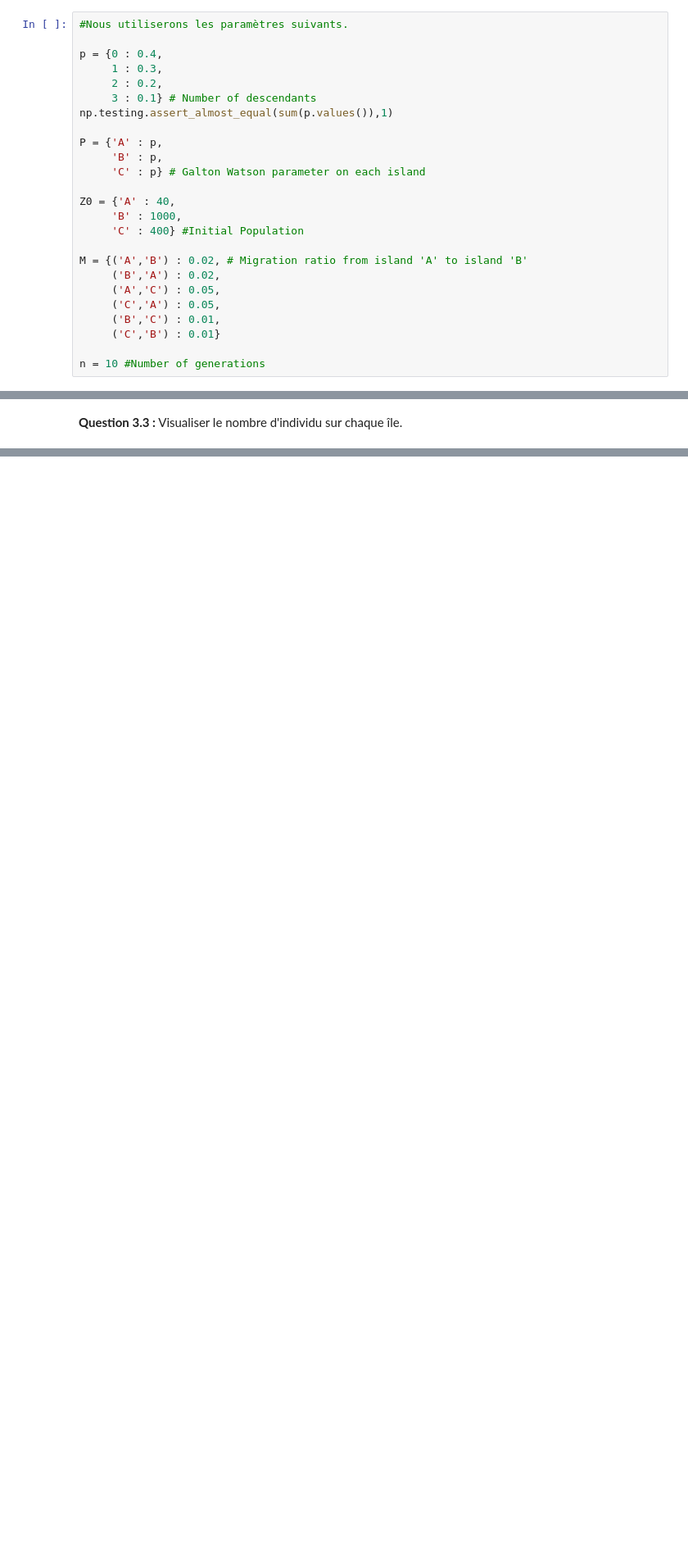
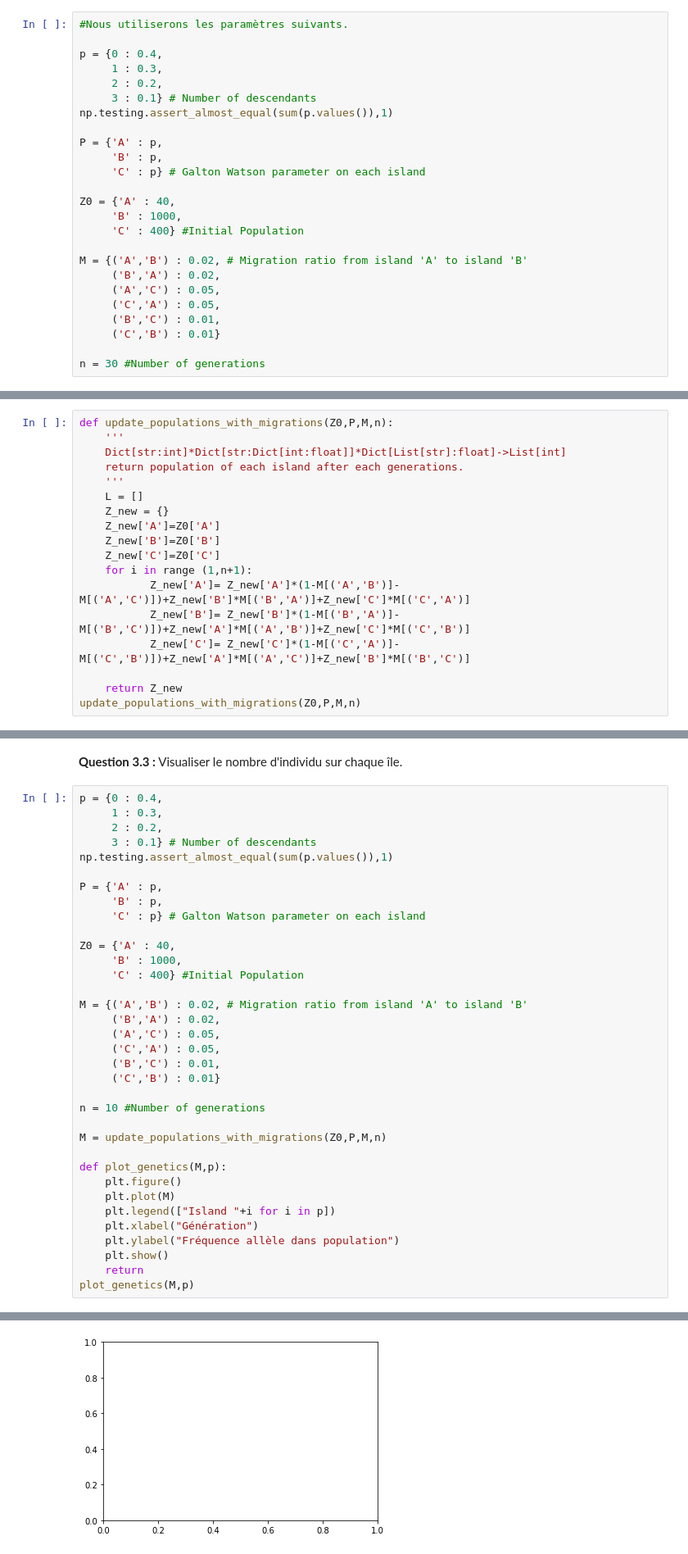
Before and after one commit to Bainur13/2, a Jupyter notebook: Sujet_Dynamique_Population_Etud.ipynb, the cells around one changed output, grey strips where cells are left out. Shown at 82% size. Cells and saved outputs as stored; diff of their text form; blank space fills up the shorter version.

```diff
--- a/Sujet_Dynamique_Population_Etud.ipynb
+++ b/Sujet_Dynamique_Population_Etud.ipynb
@@ -345,6 +421,6 @@ M = {('A','B') : 0.02, # Migration ratio from island 'A' to island 'B'
      ('B','C') : 0.01,
      ('C','B') : 0.01}
 
-n = 10 #Number of generations
+n = 30 #Number of generations
 # %% [markdown]
 **Question 3.2 :** Compléter la fonction ci-dessous.
@@ -359,0 +427,18 @@ def update_populations_with_migrations(Z,P,M):
+# %%
+def update_populations_with_migrations(Z0,P,M,n):
+    '''
+    Dict[str:int]*Dict[str:Dict[int:float]]*Dict[List[str]:float]->List[int]
+    return population of each island after each generations.
+    '''
+    L = []
+    Z_new = {}
+    Z_new['A']=Z0['A']
+    Z_new['B']=Z0['B']
+    Z_new['C']=Z0['C']
+    for i in range (1,n+1):
+           Z_new['A']= Z_new['A']*(1-M[('A','B')]-M[('A','C')])+Z_new['B']*M[('B','A')]+Z_new['C']*M[('C','A')]
+           Z_new['B']= Z_new['B']*(1-M[('B','A')]-M[('B','C')])+Z_new['A']*M[('A','B')]+Z_new['C']*M[('C','B')]
+           Z_new['C']= Z_new['C']*(1-M[('C','A')]-M[('C','B')])+Z_new['A']*M[('A','C')]+Z_new['B']*M[('B','C')]
+
+    return Z_new
+update_populations_with_migrations(Z0,P,M,n)
@@ -360,2 +479,38 @@ def update_populations_with_migrations(Z,P,M):
 # %% [markdown]
 **Question 3.3 :** Visualiser le nombre d'individu sur chaque île.
+# %%
+p = {0 : 0.4,
+     1 : 0.3,
+     2 : 0.2,
+     3 : 0.1} # Number of descendants
+np.testing.assert_almost_equal(sum(p.values()),1)
+
+P = {'A' : p,
+     'B' : p,
+     'C' : p} # Galton Watson parameter on each island
+
+Z0 = {'A' : 40,
+     'B' : 1000,
+     'C' : 400} #Initial Population
+
+M = {('A','B') : 0.02, # Migration ratio from island 'A' to island 'B'
+     ('B','A') : 0.02,
+     ('A','C') : 0.05,
+     ('C','A') : 0.05,
+     ('B','C') : 0.01,
+     ('C','B') : 0.01}
+
+n = 10 #Number of generations
+
+M = update_populations_with_migrations(Z0,P,M,n)
+
+def plot_genetics(M,p):
+    plt.figure()
+    plt.plot(M)
+    plt.legend(["Island "+i for i in p])
+    plt.xlabel("Génération")
+    plt.ylabel("Fréquence allèle dans population")
+    plt.show()
+    return
+plot_genetics(M,p)
+# %% [output]
@@ -362,3 +518,4 @@ def update_populations_with_migrations(Z,P,M):
+[figure, added]
 # %% [markdown]
 **Questions 3.4 :**
 - Faire varier les populations initiales $Z_0$.
```
Also changed, not shown: parts of 26 cells of this notebook.
